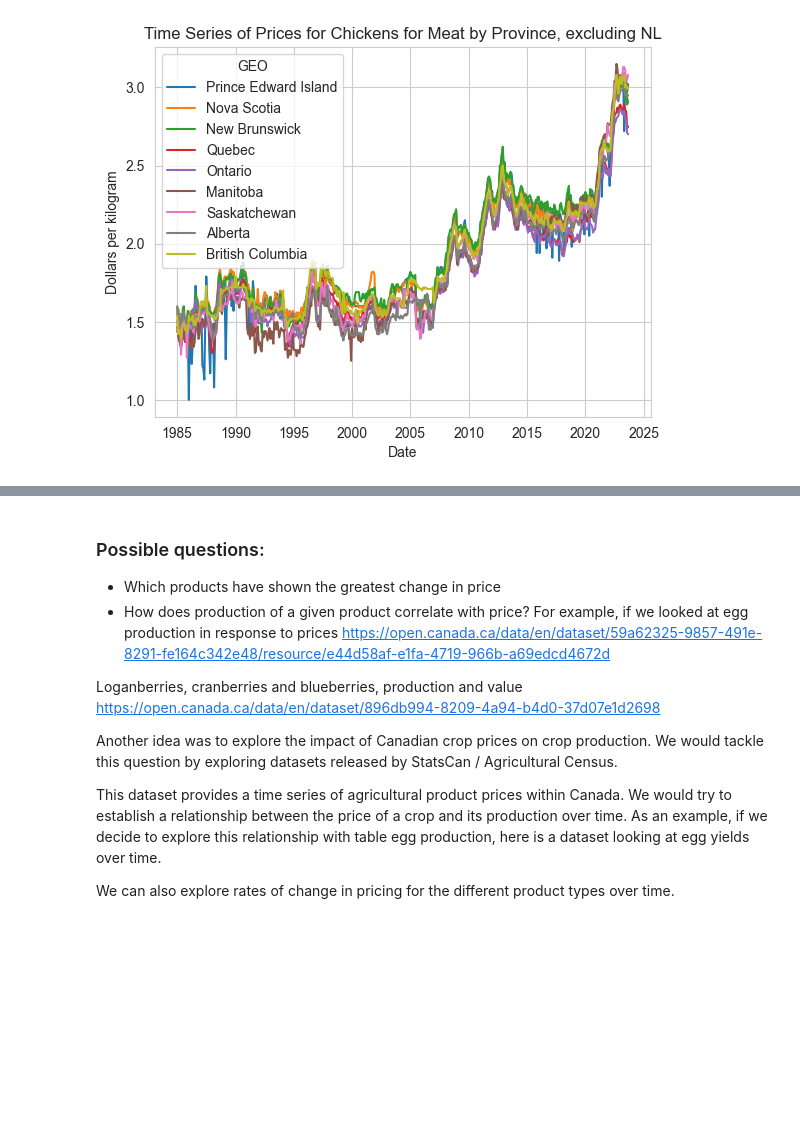
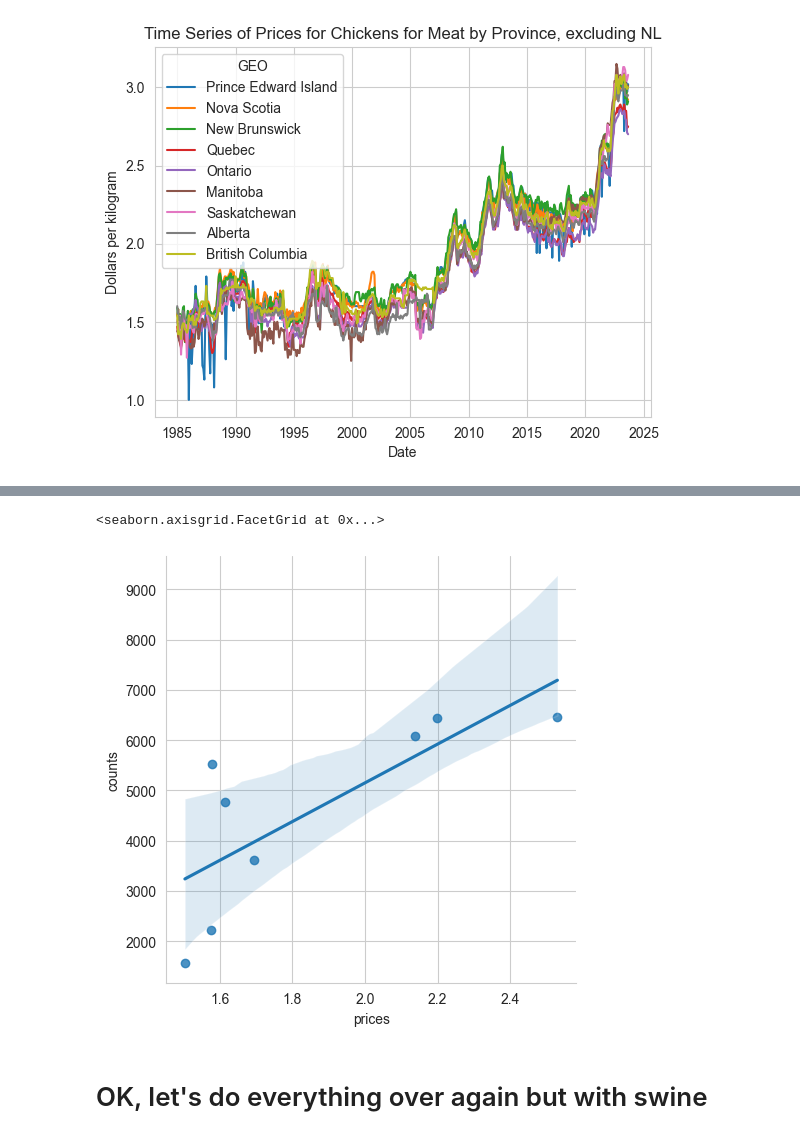
Before and after one commit to davjfish/WatspeedFoundationsGroupProject, a Jupyter notebook: david_scratch.ipynb, the cells around one changed output, grey strips where cells are left out. Drawn from its saved outputs; the diff is of its cells as text; code cells hidden in the pictures; blank space fills up the shorter version.

```diff
--- a/david_scratch.ipynb
+++ b/david_scratch.ipynb
@@ -213,0 +280,12 @@ _plot_time_series_from_df(chicken_prices_df, "REF_DATE","VALUE", "GEO", "Chicken
+# %%
+
+import math
+
+final_df = new_df.join(ser_chicken_per_farms).dropna()
+final_df["log_prices"] = final_df["prices"].apply(lambda x: math.log(x))
+# %%
+
+sns.lmplot(data=final_df, x="prices", y="counts")
+# %% [output]
+<seaborn.axisgrid.FacetGrid at 0x...>
+[figure, added]
@@ -214,16 +294,3 @@ _plot_time_series_from_df(chicken_prices_df, "REF_DATE","VALUE", "GEO", "Chicken
 # %% [markdown]
 
-### Possible questions:
-- Which products have shown the greatest change in price
-- How does production of a given product correlate with price? For example, if we looked at egg production in response to prices https://open.canada.ca/data/en/dataset/59a62325-9857-491e-8291-fe164c342e48/resource/e44d58af-e1fa-4719-966b-a69edcd4672d
-
-
-Loganberries, cranberries and blueberries, production and value
-https://open.canada.ca/data/en/dataset/896db994-8209-4a94-b4d0-37d07e1d2698
-
-
-Another idea was to explore the impact of Canadian crop prices on crop production. We would tackle this question by exploring datasets released by StatsCan / Agricultural Census.
-
-This dataset provides a time series of agricultural product prices within Canada. We would try to establish a relationship between the price of a crop and its production over time. As an example, if we decide to explore this relationship with table egg production, here is a dataset looking at egg yields over time.
-
-We can also explore rates of change in pricing for the different product types over time.
+# OK, let's do everything over again but with swine
```
Also changed, not shown: parts of 10 cells of this notebook.
